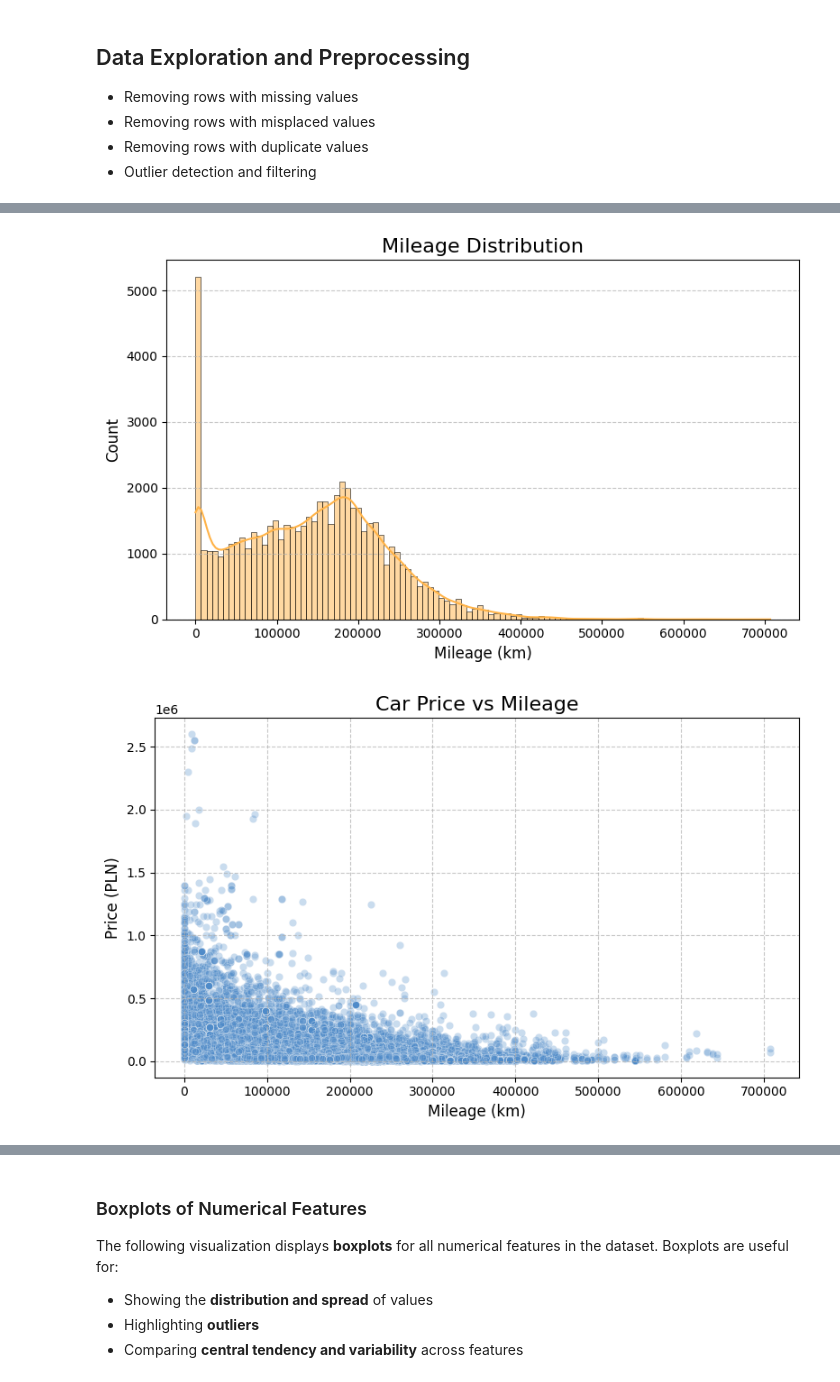
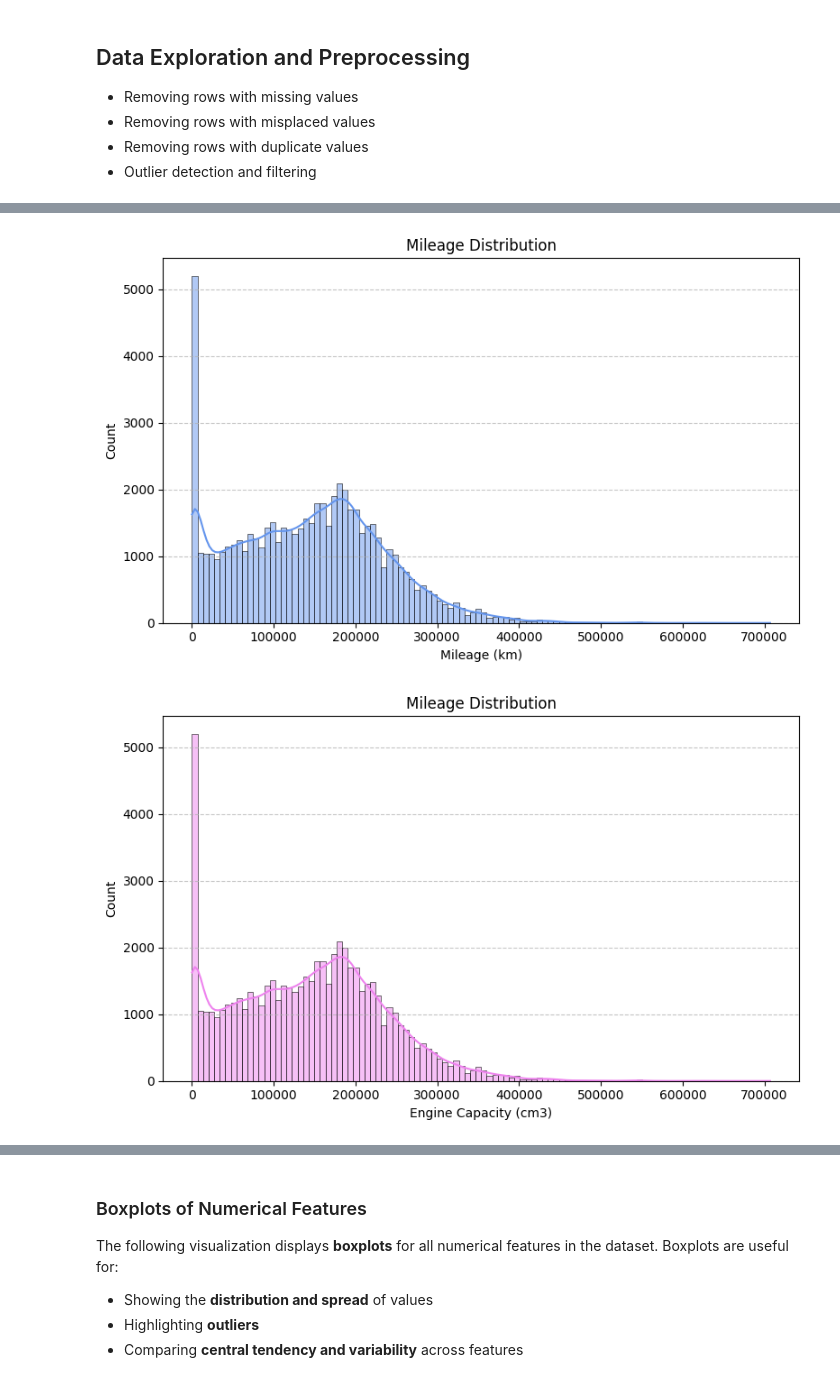
Before and after one commit to andreaalboni/Machine-Learning-Exam, a Jupyter notebook: exam.ipynb, the cells around one changed output, grey strips where cells are left out. Saved outputs shown, nothing was run; the diff lists cells and outputs as text; code cells hidden in the pictures.

Commit message:
added engine capacity plots and fixed printing while training

```diff
--- a/exam.ipynb
+++ b/exam.ipynb
@@ -121,41 +113,61 @@ Processing categorical column: voivodeship
 # %%
 # Price distribution
 plt.figure(figsize=(8, 5))
-sns.histplot(df['price_in_pln'], kde=True, color="#69b3a2", edgecolor="black")
-plt.title("Car Price Distribution", fontsize=16)
-plt.xlabel("Price (PLN)", fontsize=12)
-plt.ylabel("Count", fontsize=12)
+sns.histplot(df['price_in_pln'], kde=True, color='green', edgecolor="black")
+plt.title("Car Price Distribution")
+plt.xlabel("Price (PLN)")
+plt.ylabel("Count")
 plt.grid(axis='y', linestyle='--', alpha=0.7)
 plt.tight_layout()
 plt.show()
 
 # Mileage distribution
 plt.figure(figsize=(8, 5))
-sns.histplot(df['mileage'], kde=True, color="#ffb347", edgecolor="black")
-plt.title("Mileage Distribution", fontsize=16)
-plt.xlabel("Mileage (km)", fontsize=12)
-plt.ylabel("Count", fontsize=12)
+sns.histplot(df['mileage'], kde=True, color='cornflowerblue', edgecolor="black")
+plt.title("Mileage Distribution")
+plt.xlabel("Mileage (km)")
+plt.ylabel("Count")
 plt.grid(axis='y', linestyle='--', alpha=0.7)
 plt.tight_layout()
 plt.show()
 
-# Price vs Mileage
+# Engine Capacity distribution
 plt.figure(figsize=(8, 5))
-sns.scatterplot(x='mileage', y='price_in_pln', data=df, alpha=0.3, color="#4f8bc9")
-plt.title("Car Price vs Mileage", fontsize=16)
-plt.xlabel("Mileage (km)", fontsize=12)
-plt.ylabel("Price (PLN)", fontsize=12)
+sns.histplot(df['mileage'], kde=True, color='violet', edgecolor="black")
+plt.title("Mileage Distribution")
+plt.xlabel("Engine Capacity (cm3)")
+plt.ylabel("Count")
+plt.grid(axis='y', linestyle='--', alpha=0.7)
+plt.tight_layout()
+plt.show()
+
+# Scatter plot Price vs Mileage
+plt.figure(figsize=(8, 5))
+sns.scatterplot(x='mileage', y='price_in_pln', data=df, alpha=0.3, color='indianred')
+plt.title("Car Price vs Mileage")
+plt.xlabel("Mileage (km)")
+plt.ylabel("Price (PLN)")
 plt.grid(True, linestyle='--', alpha=0.7)
 plt.tight_layout()
 plt.show()
 
-# Price vs Year
+# Scatter plot Price vs Year
 plt.figure(figsize=(8, 5))
-sns.scatterplot(x='year', y='price_in_pln', data=df, alpha=0.3, color="#e07a5f")
-plt.title("Car Price vs Year", fontsize=16)
-plt.xlabel("Year", fontsize=12)
-plt.ylabel("Price (PLN)", fontsize=12)
+sns.scatterplot(x='year', y='price_in_pln', data=df, alpha=0.3, color='cornflowerblue')
+plt.title("Car Price vs Year")
+plt.xlabel("Year")
+plt.ylabel("Price (PLN)")
 plt.grid(True, linestyle='--', alpha=0.7)
 plt.tight_layout()
 plt.show()
+
+# Scatter plot Price vs Engine Capacity
+plt.figure(figsize=(8, 5))
+sns.scatterplot(x='engine_capacity', y='price_in_pln', data=df, alpha=0.3, color='darkorange')
+plt.title("Car Price vs Engine Capacity")
+plt.xlabel("Engine Capacity (cm3)")
+plt.ylabel("Price (PLN)")
+plt.grid(True, linestyle='--', alpha=0.7)
+plt.tight_layout()
+plt.show()
 # %% [output]
@@ -163,2 +175,2 @@ plt.show()
-[figure, old version]
+[figure, new version]
-[figure, old version]
+[figure, new version]
```
Also changed, not shown: parts of 6 cells of this notebook.
